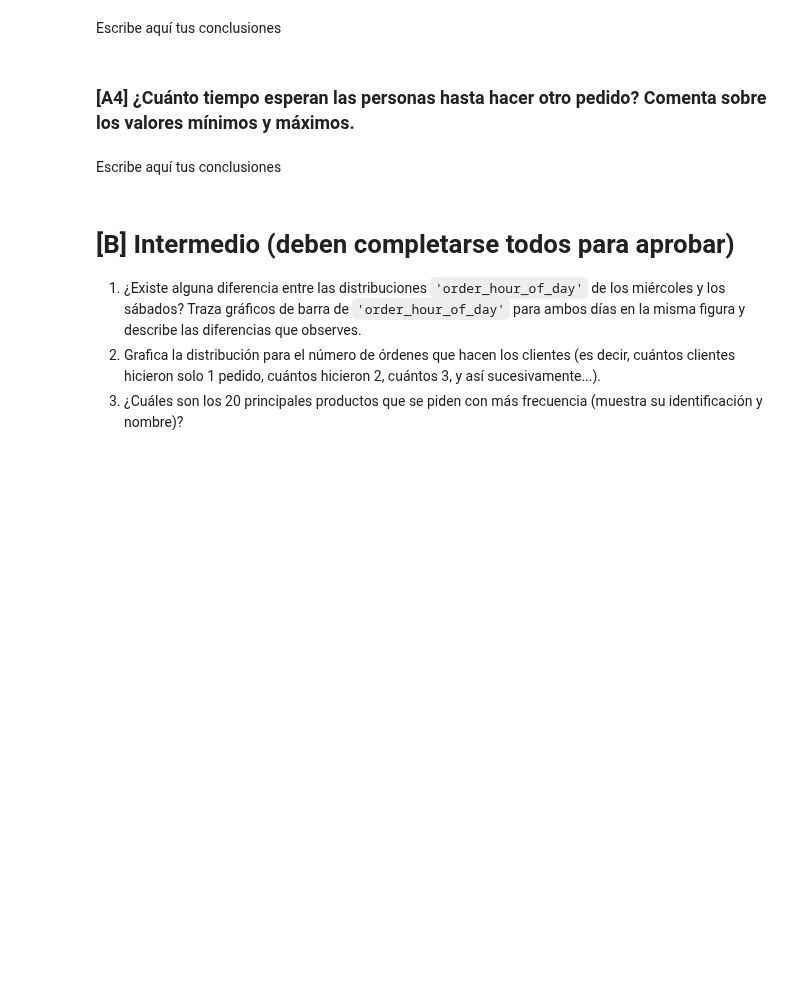
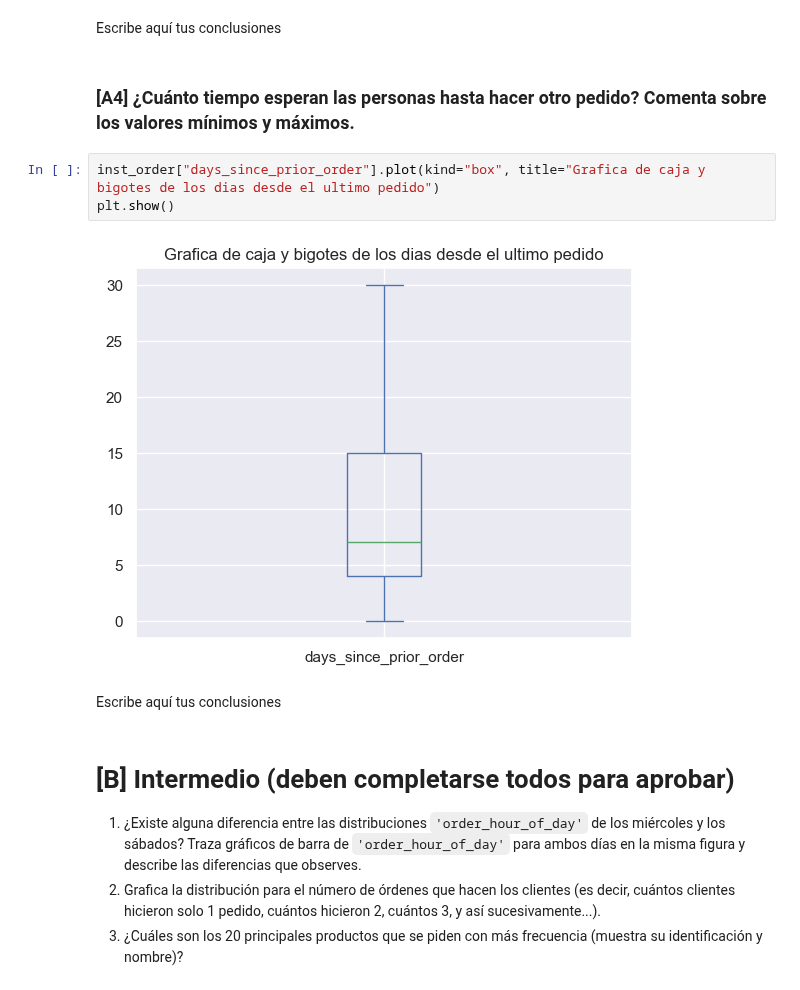
Before and after one commit to hukitan/tripleten, a Jupyter notebook: Proyectos_en_desarrollo/proyecto4/proyecto_4.ipynb, the cells around one changed output. Cells and saved outputs as stored; diff of their text form; blank space fills up the shorter version.

Commit message:
se avanzo en las graficas pero se nos apago el cerebro

```diff
--- a/Proyectos_en_desarrollo/proyecto4/proyecto_4.ipynb
+++ b/Proyectos_en_desarrollo/proyecto4/proyecto_4.ipynb
@@ -572,6 +575,11 @@ inst_order["order_dow"].plot(kind="hist", bins= 6, title= "Compras por día de l
 Escribe aquí tus conclusiones
 # %% [markdown]
 ### [A4] ¿Cuánto tiempo esperan las personas hasta hacer otro pedido? Comenta sobre los valores mínimos y máximos.
+# %%
+inst_order["days_since_prior_order"].plot(kind="box", title="Grafica de caja y bigotes de los dias desde el ultimo pedido")
+plt.show()
+# %% [output]
+[figure, added]
 # %% [markdown]
 Escribe aquí tus conclusiones
 # %% [markdown]
```
Also changed, not shown: parts of 3 cells of this notebook.
